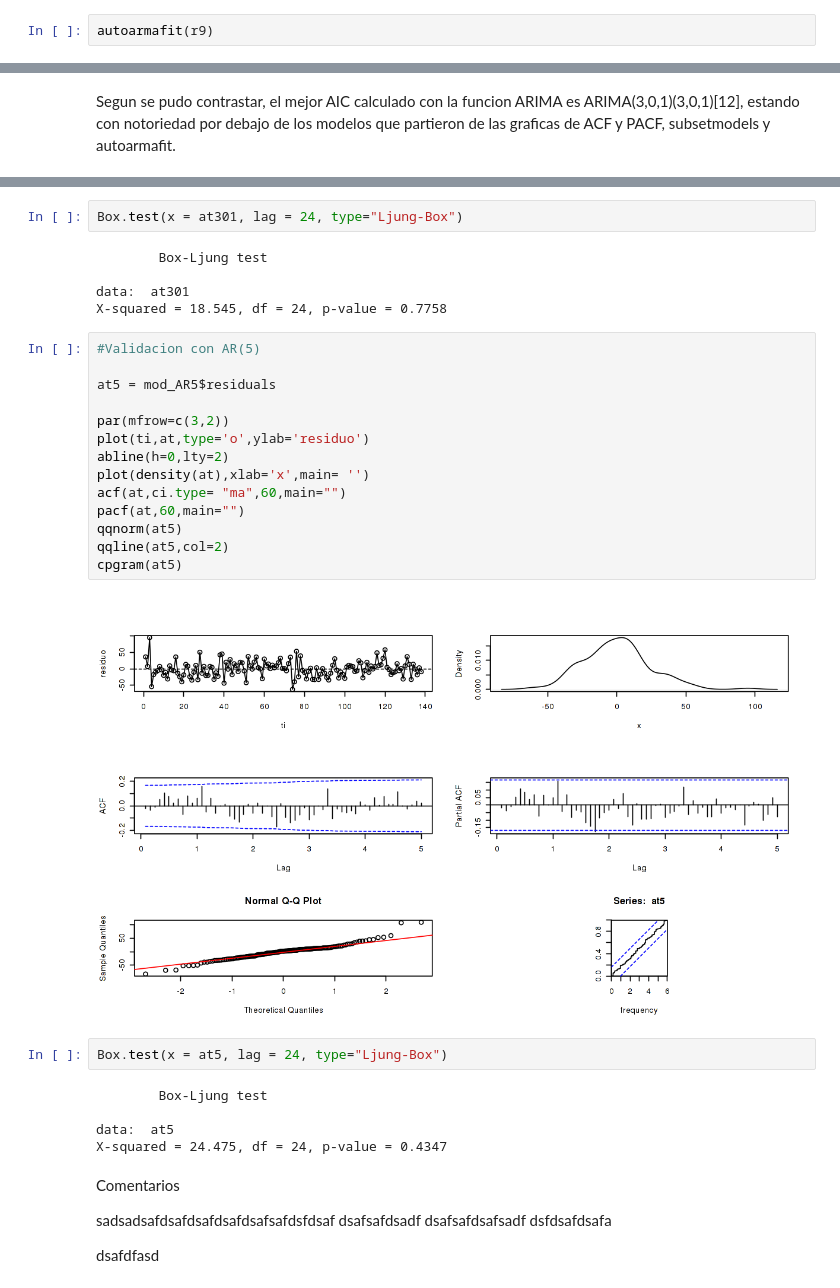
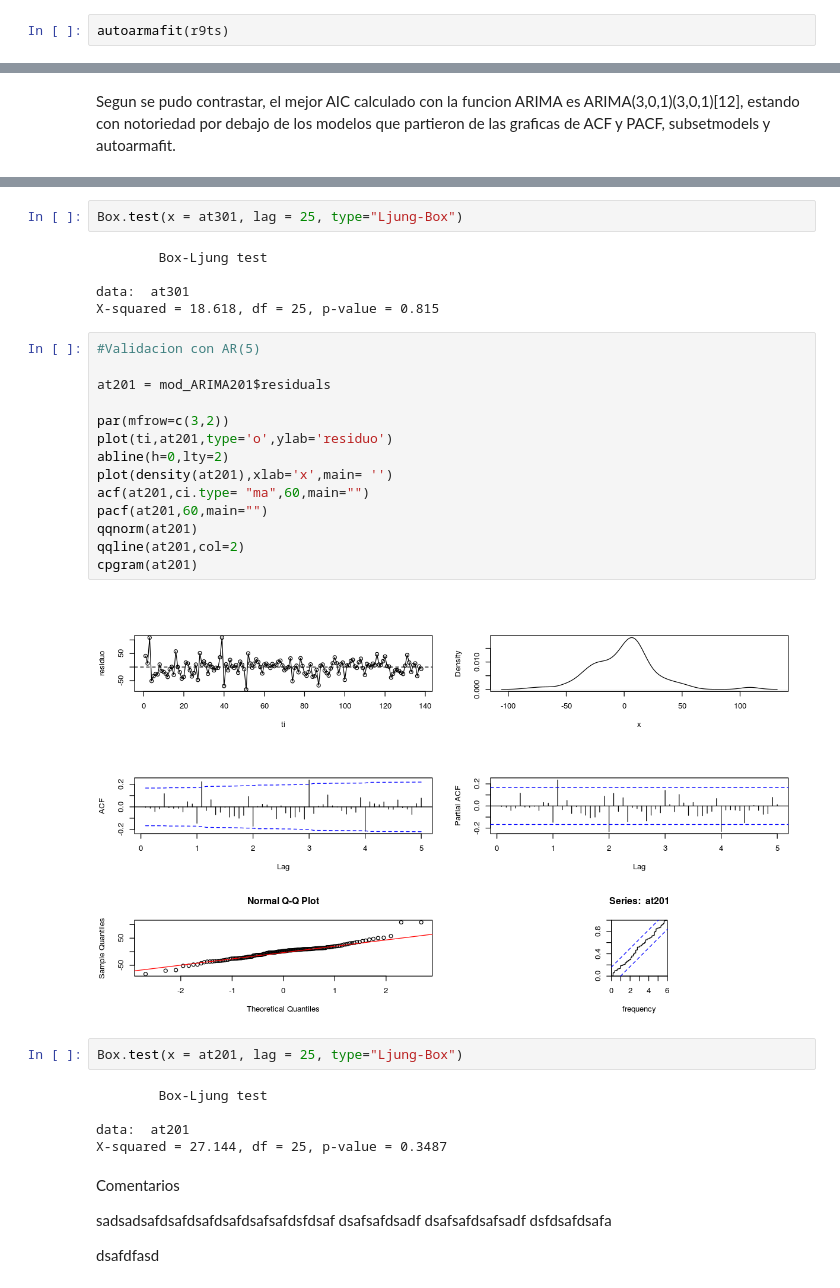
Before and after one commit to davidrivera62/Trabajo2, a Jupyter notebook: Trabajo 2.ipynb, the cells around one changed output, grey strips where cells are left out. Drawn from its saved outputs; the diff is of its cells as text.

```diff
--- a/Trabajo 2.ipynb
+++ b/Trabajo 2.ipynb
@@ -336,7 +313,7 @@ Con la funcion de Autoarima, y parametrizaciones $p_{max}$ = 24, $q_{max}$ = 24,
 d ) con autoarmafit. Identifique un posible modelo ARMA-SARMA mediante la
 función autoarmafit() de la librerı́a timsac. Reporte el modelo.
 # %%
-autoarmafit(r9)
+autoarmafit(r9ts)
 # %% [output]
 Case No. 1
 
@@ -440,33 +417,33 @@ cpgram(at301)
 # %%
-Box.test(x = at301, lag = 24, type="Ljung-Box")
+Box.test(x = at301, lag = 25, type="Ljung-Box")
 # %% [output]
         Box-Ljung test
 
 data:  at301
-X-squared = 18.545, df = 24, p-value = 0.7758
+X-squared = 18.618, df = 25, p-value = 0.815
 # %%
 #Validacion con AR(5)
 
-at5 = mod_AR5$residuals
+at201 = mod_ARIMA201$residuals
 
 par(mfrow=c(3,2))
-plot(ti,at,type='o',ylab='residuo')
+plot(ti,at201,type='o',ylab='residuo')
 abline(h=0,lty=2)
-plot(density(at),xlab='x',main= '')
-acf(at,ci.type= "ma",60,main="")
-pacf(at,60,main="")
-qqnorm(at5)
-qqline(at5,col=2)
-cpgram(at5)
+plot(density(at201),xlab='x',main= '')
+acf(at201,ci.type= "ma",60,main="")
+pacf(at201,60,main="")
+qqnorm(at201)
+qqline(at201,col=2)
+cpgram(at201)
 # %% [output]
-[figure, old version]
+[figure, new version]
 # %%
-Box.test(x = at5, lag = 24, type="Ljung-Box")
+Box.test(x = at201, lag = 25, type="Ljung-Box")
 # %% [output]
         Box-Ljung test
 
-data:  at5
-X-squared = 24.475, df = 24, p-value = 0.4347
+data:  at201
+X-squared = 27.144, df = 25, p-value = 0.3487
 # %% [markdown]
 Comentarios
 
```
Also changed, not shown: parts of 11 cells of this notebook.
